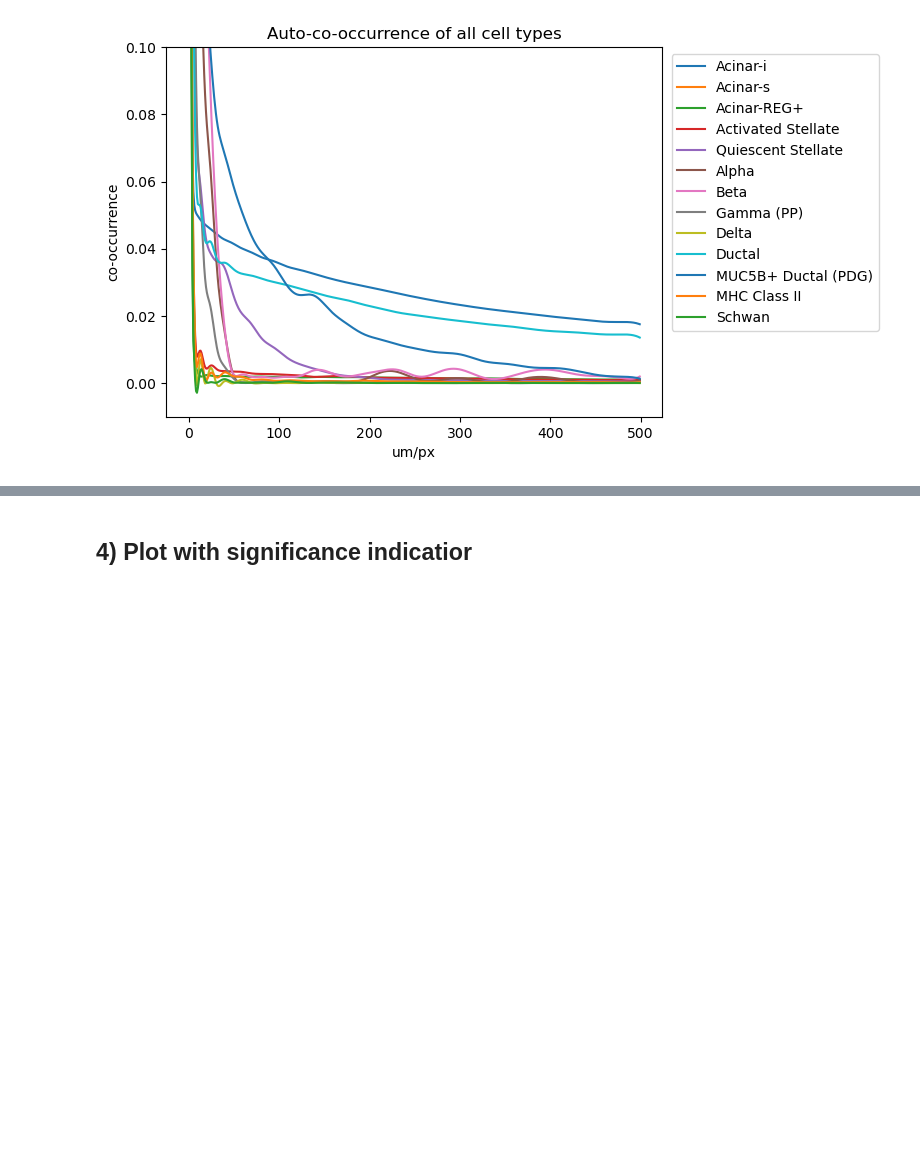
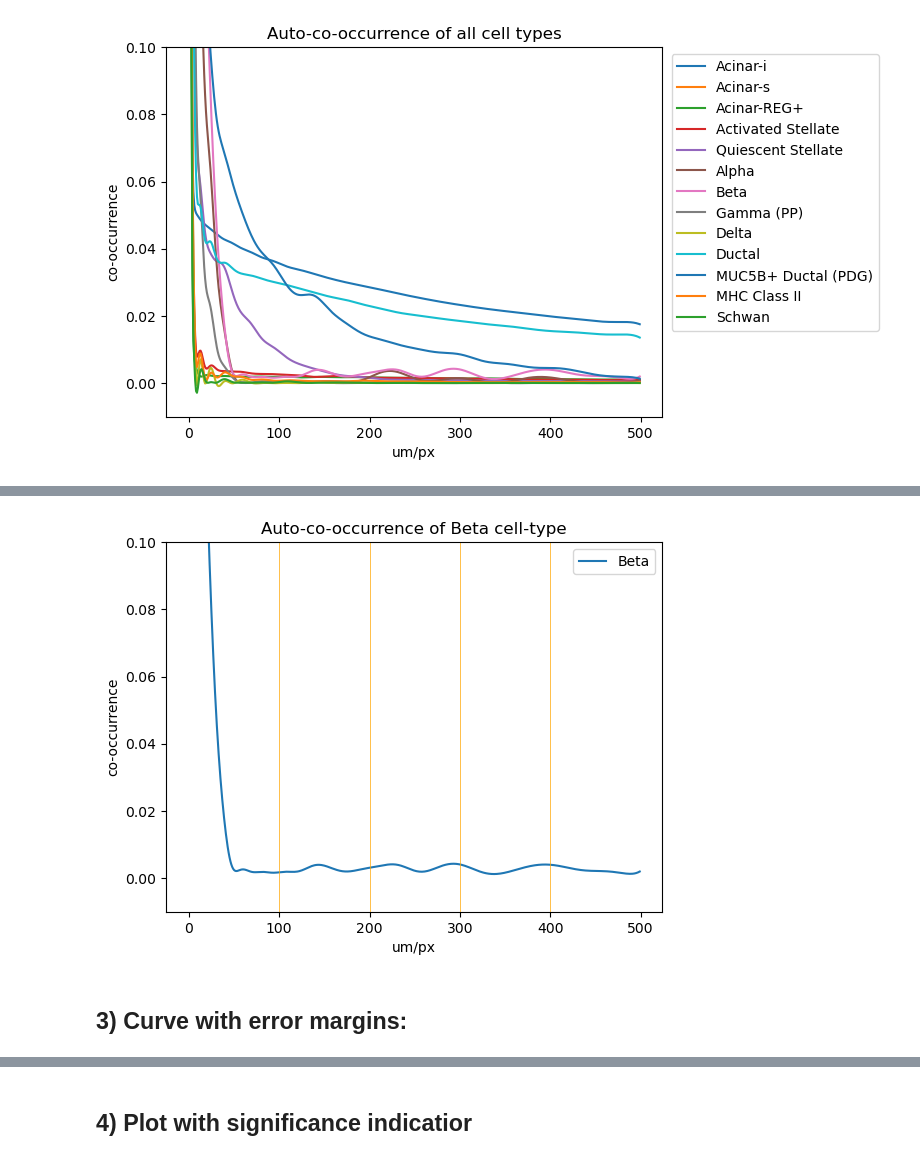
Before and after one commit to HiDiHlabs/sonar, a Jupyter notebook: sonar/plotting_functions_test.ipynb, the cells around one changed output, grey strips where cells are left out. Drawn from its saved outputs; the diff is of its cells as text; code cells hidden in the pictures; blank space fills up the shorter version.

```diff
--- a/sonar/plotting_functions_test.ipynb
+++ b/sonar/plotting_functions_test.ipynb
@@ -106,0 +139,18 @@ simple_cooc_plot(cooc_curves_res = cooc_template_, cell_type_labels = cluster_la
+# %%
+fig, ax = plt.subplots()
+
+ax.set_ylabel("co-occurrence")
+ax.set_xlabel("um/px")
+ax.set_ylim(-0.01, 0.1)
+
+ax.plot(cooc_template_[int(7),int(7)], label=cluster_labels[int(7)])
+ax.legend(loc="upper right")
+ax.set_title(f"Auto-co-occurrence of {cluster_labels[7]} cell-type")
+
+
+for i in list(range(100,500,100)):
+    ax.axvline(i, linewidth=0.5, color='orange')
+# %% [output]
+[figure, added]
+# %% [markdown]
+## 3) Curve with error margins:
```
Also changed, not shown: parts of 8 cells of this notebook.
